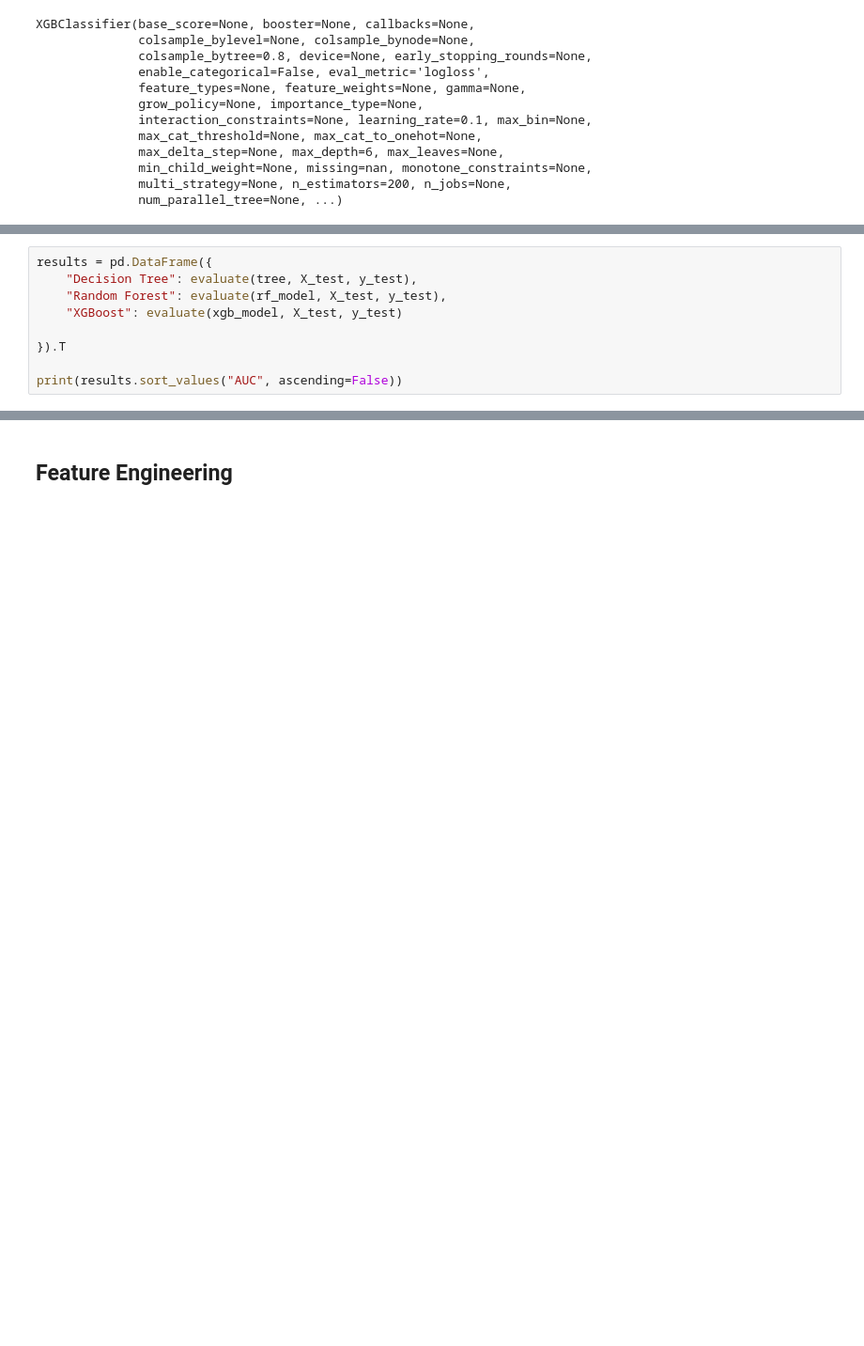
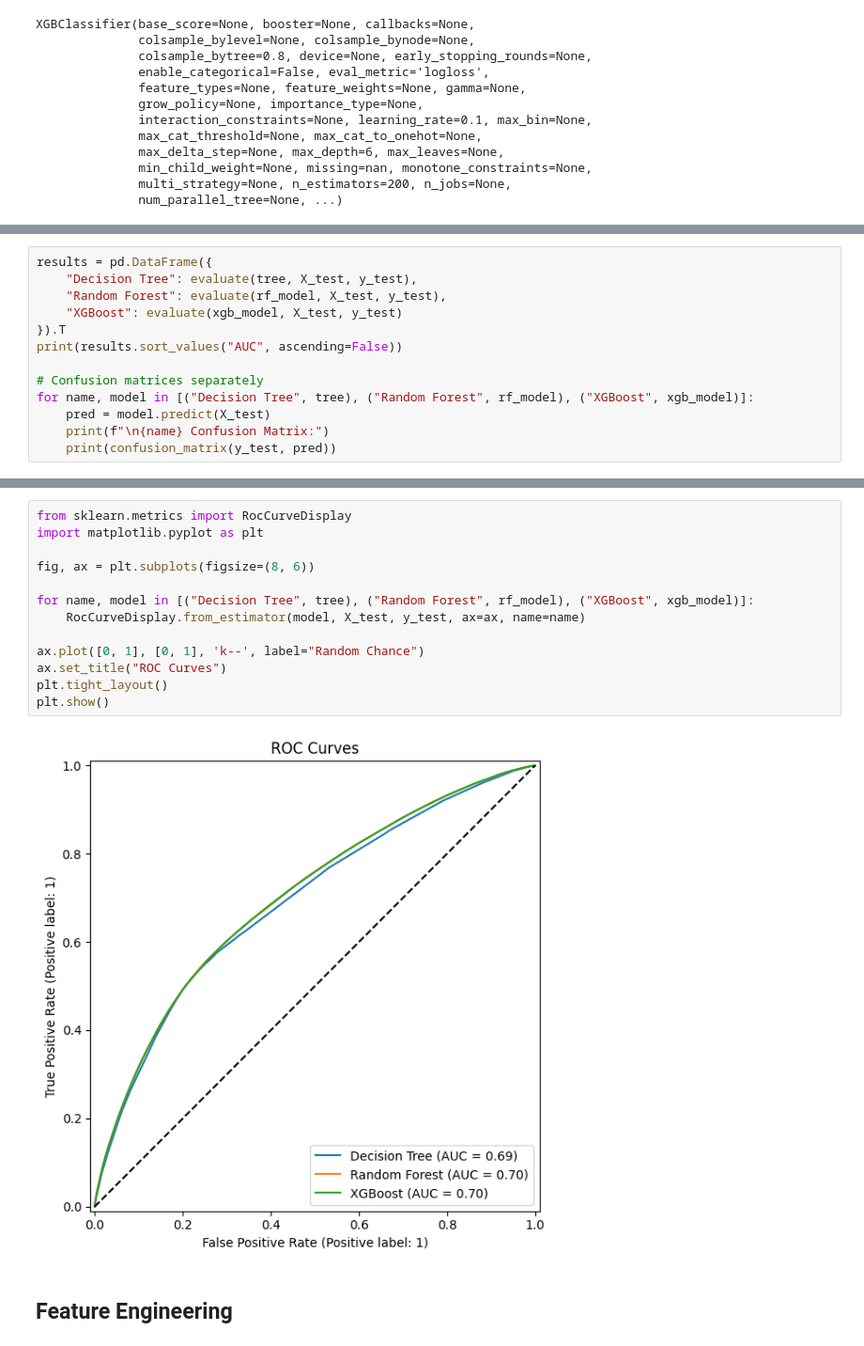
Before and after one commit to malakw04/comp333-project, a Jupyter notebook: notebooks/weather_phase_2_and_models_PCA_with_markdown-sean_test_notebook.ipynb, the cells around one changed output, grey strips where cells are left out. Shown at 94% size. Saved outputs shown, nothing was run; the diff lists cells and outputs as text; blank space fills up the shorter version.

Commit message:
added confusion matrix and roc curve

```diff
--- a/notebooks/weather_phase_2_and_models_PCA_with_markdown-sean_test_notebook.ipynb
+++ b/notebooks/weather_phase_2_and_models_PCA_with_markdown-sean_test_notebook.ipynb
@@ -762,10 +761,14 @@ results = pd.DataFrame({
     "Decision Tree": evaluate(tree, X_test, y_test),
     "Random Forest": evaluate(rf_model, X_test, y_test),
     "XGBoost": evaluate(xgb_model, X_test, y_test)
+}).T
+print(results.sort_values("AUC", ascending=False))
 
-}).T
-
-print(results.sort_values("AUC", ascending=False))
+# Confusion matrices separately
+for name, model in [("Decision Tree", tree), ("Random Forest", rf_model), ("XGBoost", xgb_model)]:
+    pred = model.predict(X_test)
+    print(f"\n{name} Confusion Matrix:")
+    print(confusion_matrix(y_test, pred))
 # %% [output]
                Accuracy  Precision    Recall        F1       AUC
 Random Forest  0.691240   0.483048  0.554187  0.516178  0.700948
@@ -774,3 +789,18 @@ Decision Tree  0.724147   0.587241  0.241741  0.342493  0.691104
+# %%
+from sklearn.metrics import RocCurveDisplay
+import matplotlib.pyplot as plt
+
+fig, ax = plt.subplots(figsize=(8, 6))
+
+for name, model in [("Decision Tree", tree), ("Random Forest", rf_model), ("XGBoost", xgb_model)]:
+    RocCurveDisplay.from_estimator(model, X_test, y_test, ax=ax, name=name)
+
+ax.plot([0, 1], [0, 1], 'k--', label="Random Chance")
+ax.set_title("ROC Curves")
+plt.tight_layout()
+plt.show()
+# %% [output]
+[figure, added]
 # %% [markdown]
 ## Feature Engineering
 # %%
```
Also changed, not shown: parts of 10 cells of this notebook.
